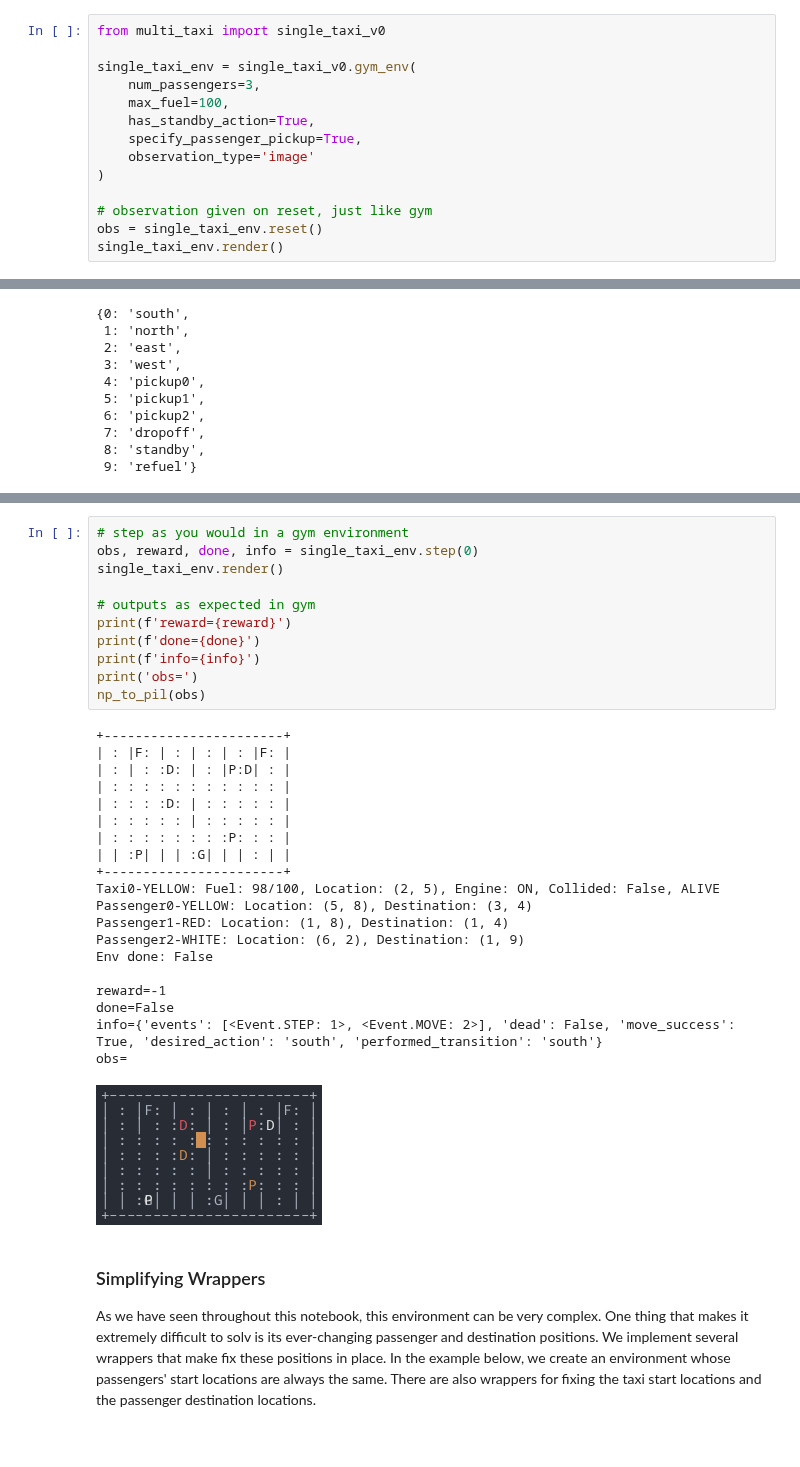
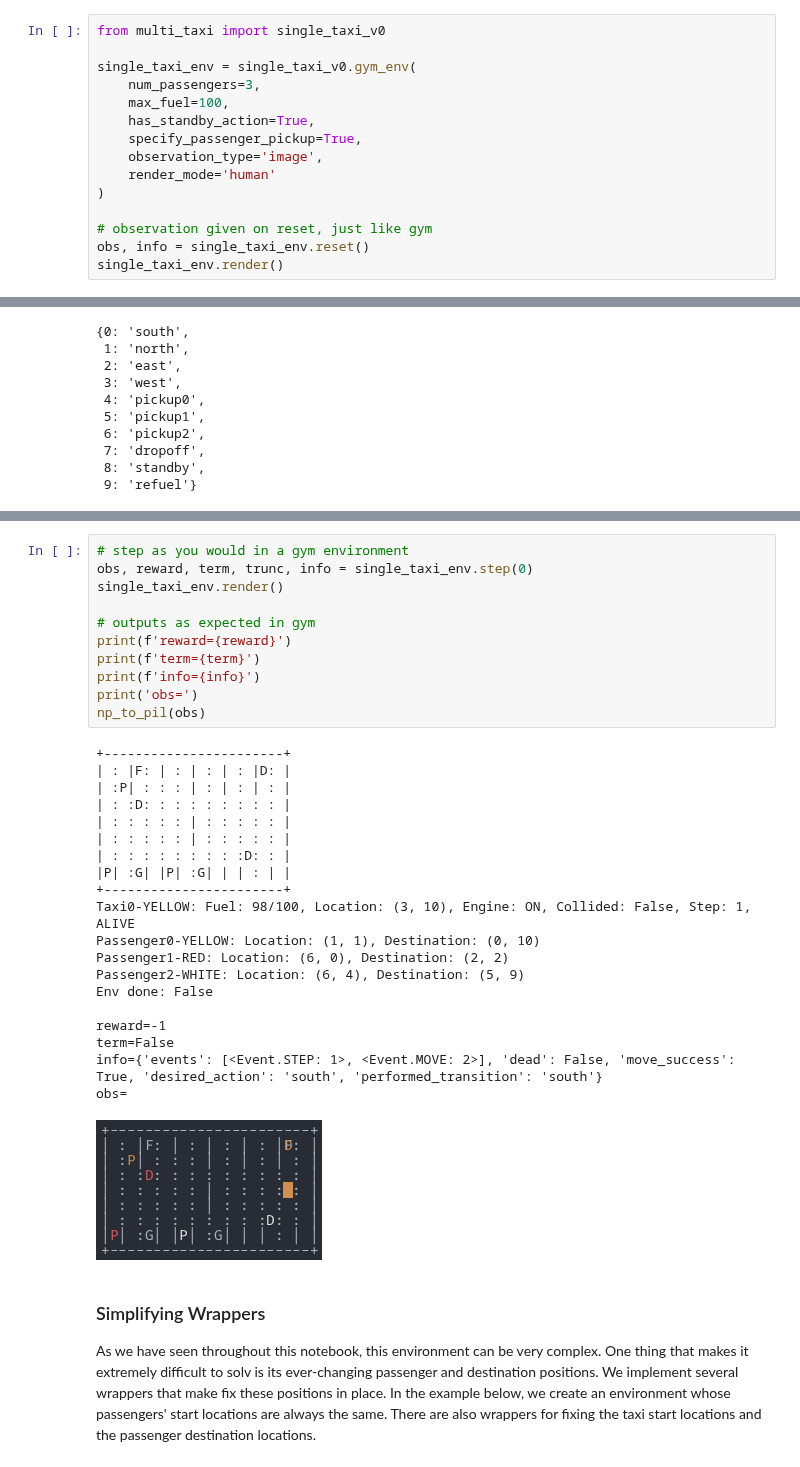
Before and after one commit to CLAIR-LAB-TECHNION/multi-taxi, a Jupyter notebook: notebooks/MultiTaxiEnvDemo.ipynb, the cells around one changed output, grey strips where cells are left out. Cells and saved outputs as stored; diff of their text form.

```diff
--- a/notebooks/MultiTaxiEnvDemo.ipynb
+++ b/notebooks/MultiTaxiEnvDemo.ipynb
@@ -1450,11 +1563,12 @@ single_taxi_env = single_taxi_v0.gym_env(
     max_fuel=100,
     has_standby_action=True,
     specify_passenger_pickup=True,
-    observation_type='image'
+    observation_type='image',
+    render_mode='human'
 )
 
 # observation given on reset, just like gym
-obs = single_taxi_env.reset()
+obs, info = single_taxi_env.reset()
 single_taxi_env.render()
 # %% [output]
 +-----------------------+
@@ -1509,36 +1624,36 @@ single_taxi_env.unwrapped.state_action_transitions(single_taxi_env.state(), 0)
    'performed_transition': 'south'})]
 # %%
 # step as you would in a gym environment
-obs, reward, done, info = single_taxi_env.step(0)
+obs, reward, term, trunc, info = single_taxi_env.step(0)
 single_taxi_env.render()
 
 # outputs as expected in gym
 print(f'reward={reward}')
-print(f'done={done}')
+print(f'term={term}')
 print(f'info={info}')
 print('obs=')
 np_to_pil(obs)
 # %% [output]
 +-----------------------+
-| : |F: | : | : | : |F: |
-| : | : :D: | : |P:D| : |
-| : : : : : : : : : : : |
-| : : : :D: | : : : : : |
+| : |F: | : | : | : |D: |
+| :P| : : : | : | : | : |
+| : :D: : : : : : : : : |
 | : : : : : | : : : : : |
-| : : : : : : : :P: : : |
-| | :P| | | :G| | | : | |
+| : : : : : | : : : : : |
+| : : : : : : : : :D: : |
+|P| :G| |P| :G| | | : | |
 +-----------------------+
-Taxi0-YELLOW: Fuel: 98/100, Location: (2, 5), Engine: ON, Collided: False, ALIVE
-Passenger0-YELLOW: Location: (5, 8), Destination: (3, 4)
-Passenger1-RED: Location: (1, 8), Destination: (1, 4)
-Passenger2-WHITE: Location: (6, 2), Destination: (1, 9)
+Taxi0-YELLOW: Fuel: 98/100, Location: (3, 10), Engine: ON, Collided: False, Step: 1, ALIVE
+Passenger0-YELLOW: Location: (1, 1), Destination: (0, 10)
+Passenger1-RED: Location: (6, 0), Destination: (2, 2)
+Passenger2-WHITE: Location: (6, 4), Destination: (5, 9)
 Env done: False
 
 reward=-1
-done=False
+term=False
 info={'events': [<Event.STEP: 1>, <Event.MOVE: 2>], 'dead': False, 'move_success': True, 'desired_action': 'south', 'performed_transition': 'south'}
 obs=
-[figure, old version]
+[figure, new version]
 # %% [markdown]
 ### Simplifying Wrappers
 As we have seen throughout this notebook, this environment can be very complex. One thing that makes it extremely difficult to solv is its ever-changing passenger and destination positions. We implement several wrappers that make fix these positions in place. In the example below, we create an environment whose passengers' start locations are always the same. There are also wrappers for fixing the taxi start locations and the passenger destination locations.
```
Also changed, not shown: parts of 54 cells of this notebook.
